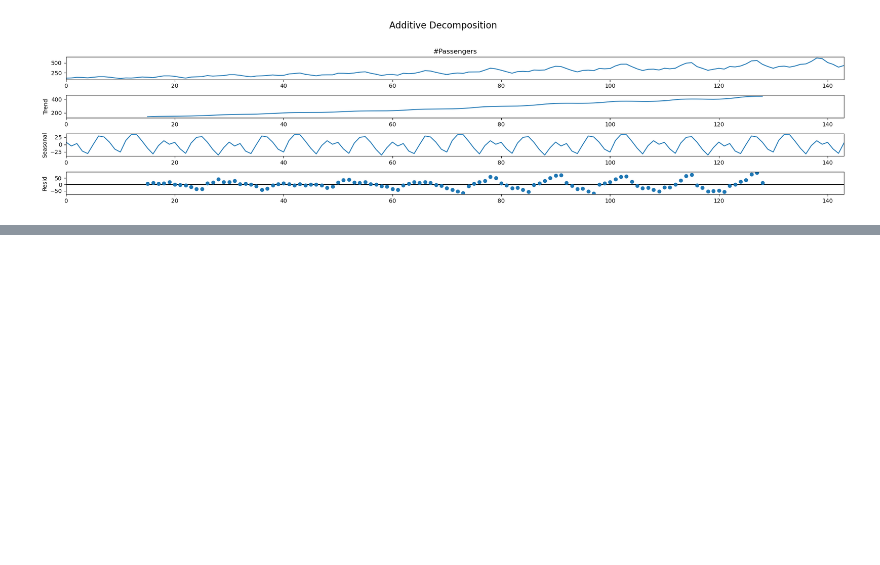
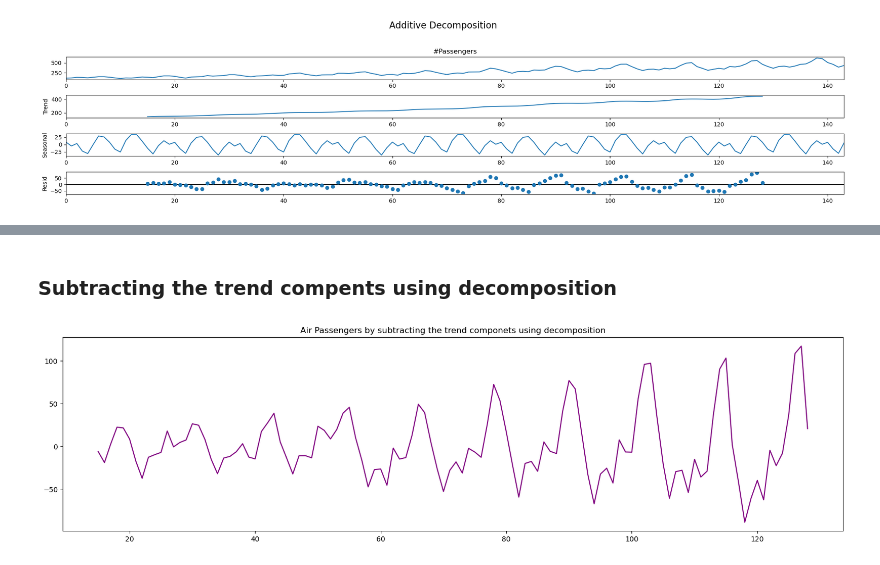
Before and after one commit to neemiasbsilva/datascience-portfolio, a Jupyter notebook: forecasting/notebooks/01_NBS_eda.ipynb, the cells around one changed output, grey strips where cells are left out. Cells and saved outputs as stored; diff of their text form; code cells hidden in the pictures; blank space fills up the shorter version.

```diff
--- a/forecasting/notebooks/01_NBS_eda.ipynb
+++ b/forecasting/notebooks/01_NBS_eda.ipynb
@@ -154,0 +201,7 @@ plot_decomposition(add_decomposition.plot(), title="Additive Decomposition")
+# %% [markdown]
+### Subtracting the trend compents using decomposition
+# %%
+detrend = detrend_timeseries(df, mode="decomposition", decomposition=mult_decomposition)
+plot_detrend(detrend, title="Air Passengers by subtracting the trend componets using decomposition")
+# %% [output]
+[figure, added]
```
Also changed, not shown: parts of 9 cells of this notebook.
